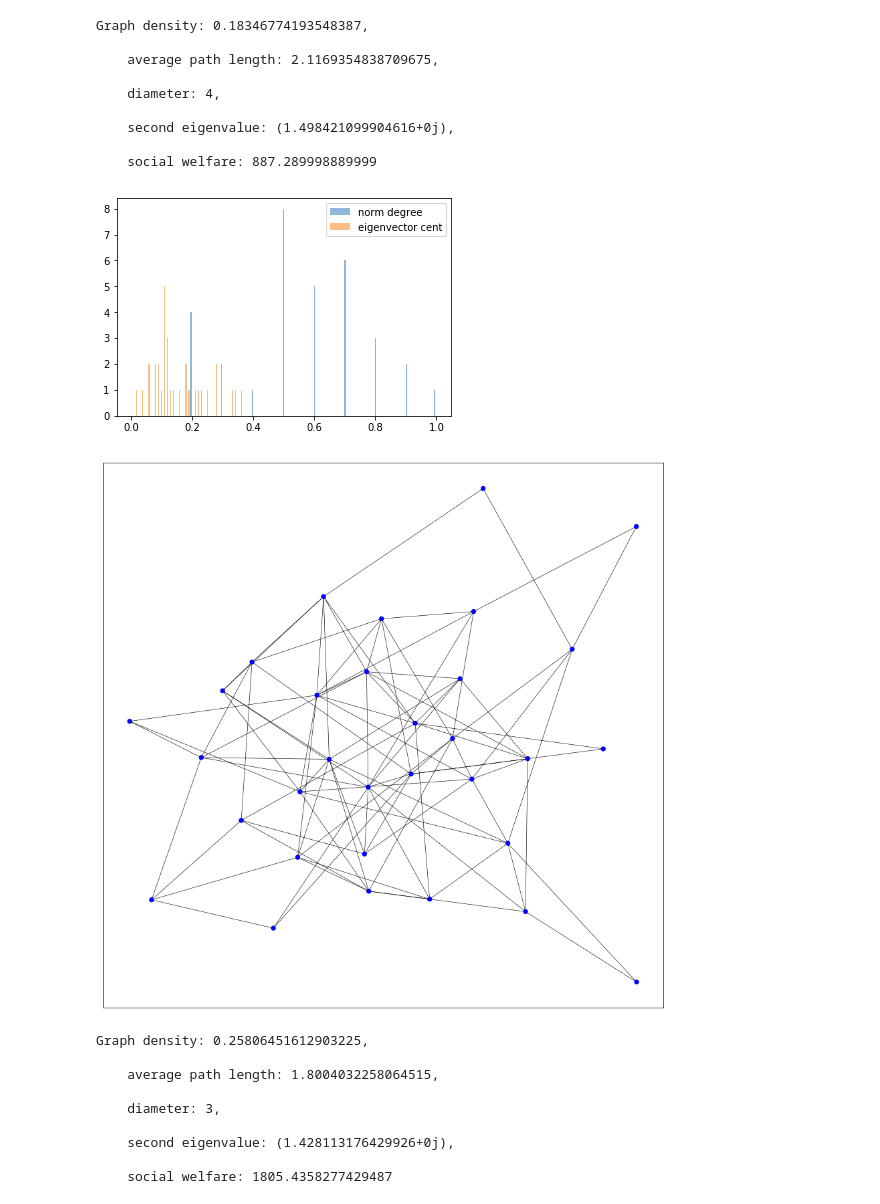
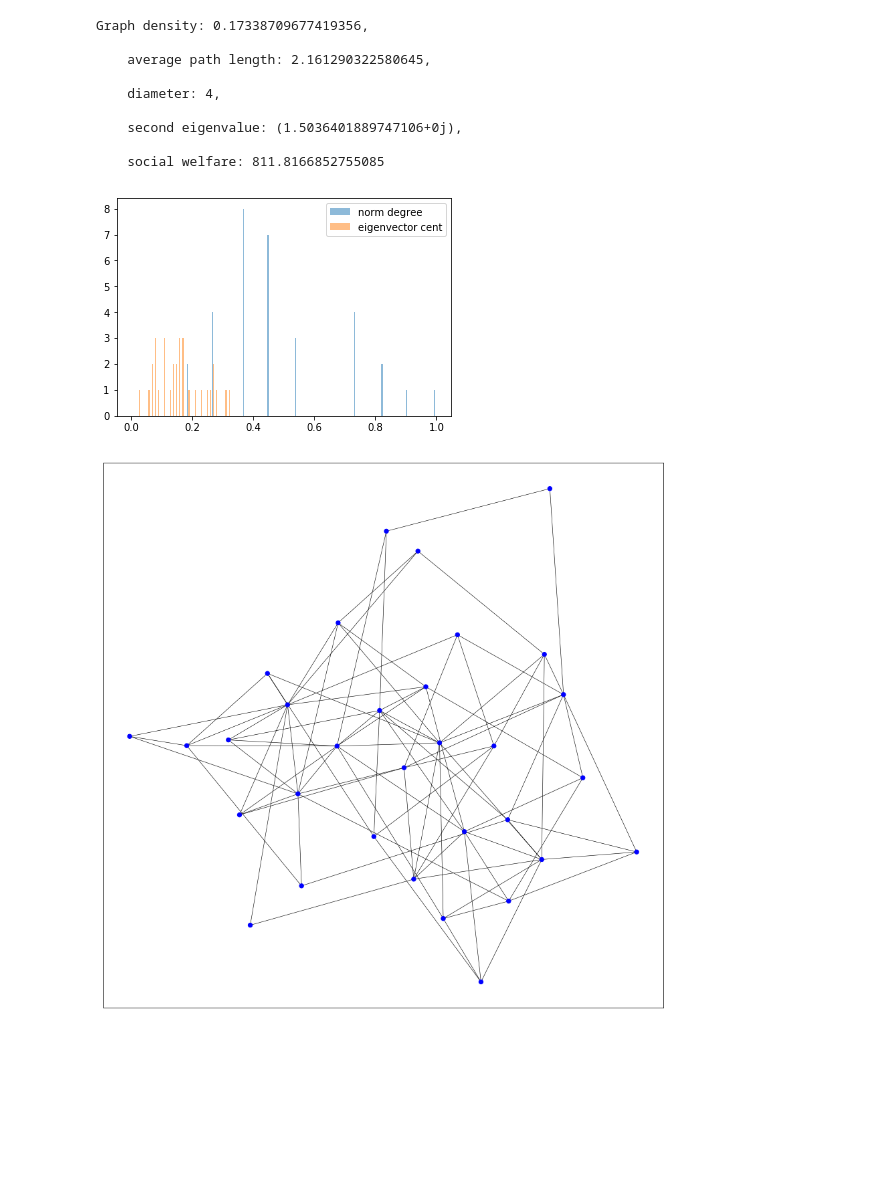
Before and after one commit to CrowdDynamicsLab/IESimulation, a Jupyter notebook: attribute_copying_growth.ipynb, the cells around one changed output. Cells and saved outputs as stored; diff of their text form; code cells hidden in the pictures; blank space fills up the shorter version.

```diff
--- a/attribute_copying_growth.ipynb
+++ b/attribute_copying_growth.ipynb
@@ -21,6 +21,7 @@ params = {
     'edge_util_func' : attr_util.total_inv_frequency,
     'edge_prob_func' : attr_util.logistic,
     'edge_selection' : attr_util.greedy_simul_edge_calc,
+    'attr_copy' : attr_util.freq_attr_copy,
     'direct_cost' : 20,
     'indirect_cost' : 0
 }
@@ -87,40 +88,31 @@ def print_metrics(G):
 # %%
 G = attribute_network(_N, params)
 
 print_metrics(G)
 plot_distributions(G)
 vis.draw_graph(G)
 
-random_walk(G)
+simul_random_walk(G)
 calc_utils(G)
 calc_edges(G)
 
 print_metrics(G)
 plot_distributions(G)
 
 #print(list(zip([ v.vnum for v in G.vertices],
 #               [ attr_util.remaining_budget(v, G) for v in G.vertices ],
 #               [ v.degree for v in G.vertices ])))
 
 vis.draw_graph(G)
 # %% [output]
-Graph density: 0.18346774193548387,
+Graph density: 0.17338709677419356,
 
-    average path length: 2.1169354838709675,
+    average path length: 2.161290322580645,
 
     diameter: 4,
 
-    second eigenvalue: (1.498421099904616+0j),
+    second eigenvalue: (1.5036401889747106+0j),
 
-    social welfare: 887.289998889999
+    social welfare: 811.8166852755085
-[figure, old version]
+[figure, new version]
-[figure, old version]
+[figure, new version]
-Graph density: 0.25806451612903225,
-
-    average path length: 1.8004032258064515,
-
-    diameter: 3,
-
-    second eigenvalue: (1.428113176429926+0j),
-
-    social welfare: 1805.4358277429487
```
Also changed, not shown: parts of 1 cell of this notebook, 2 other files.
